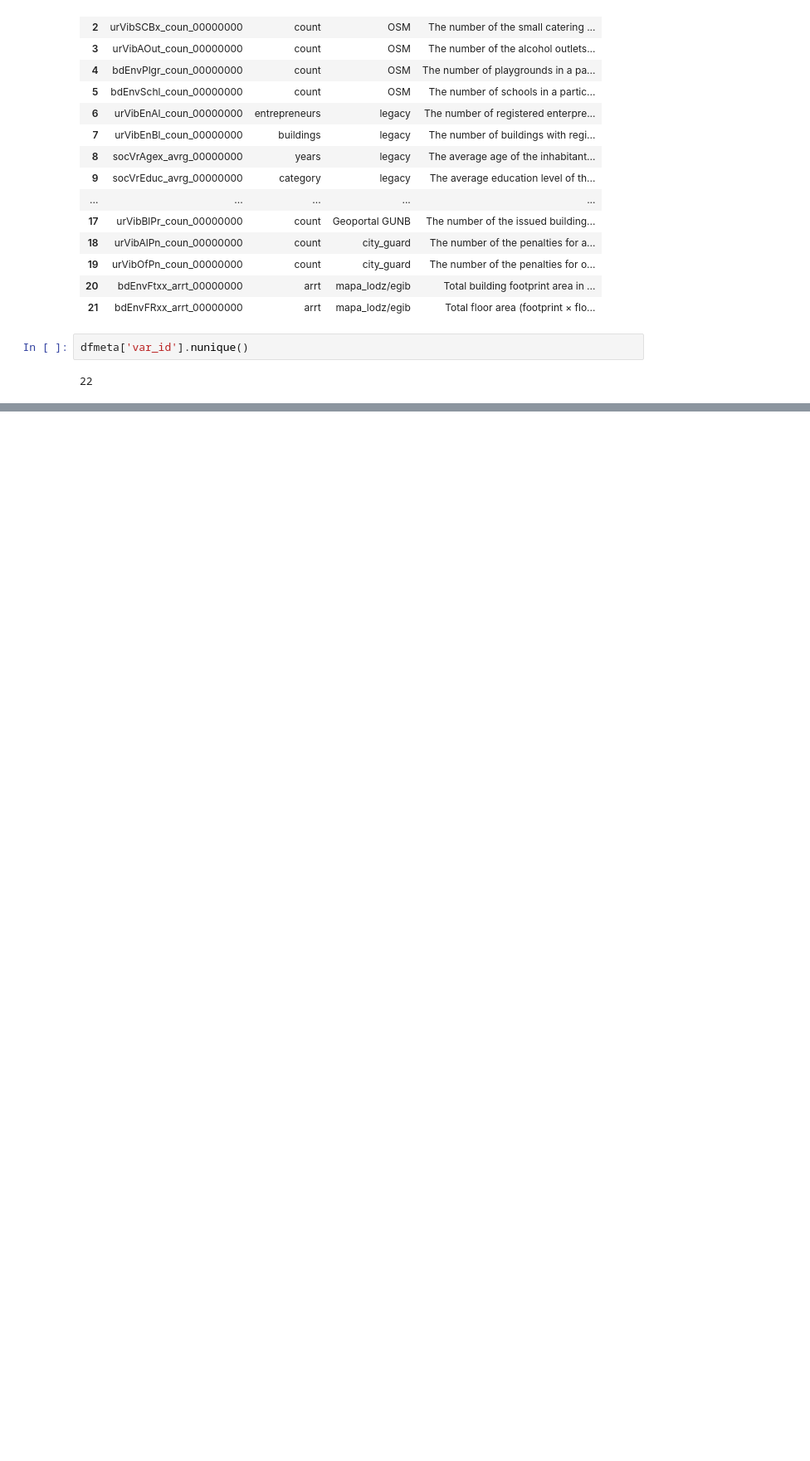
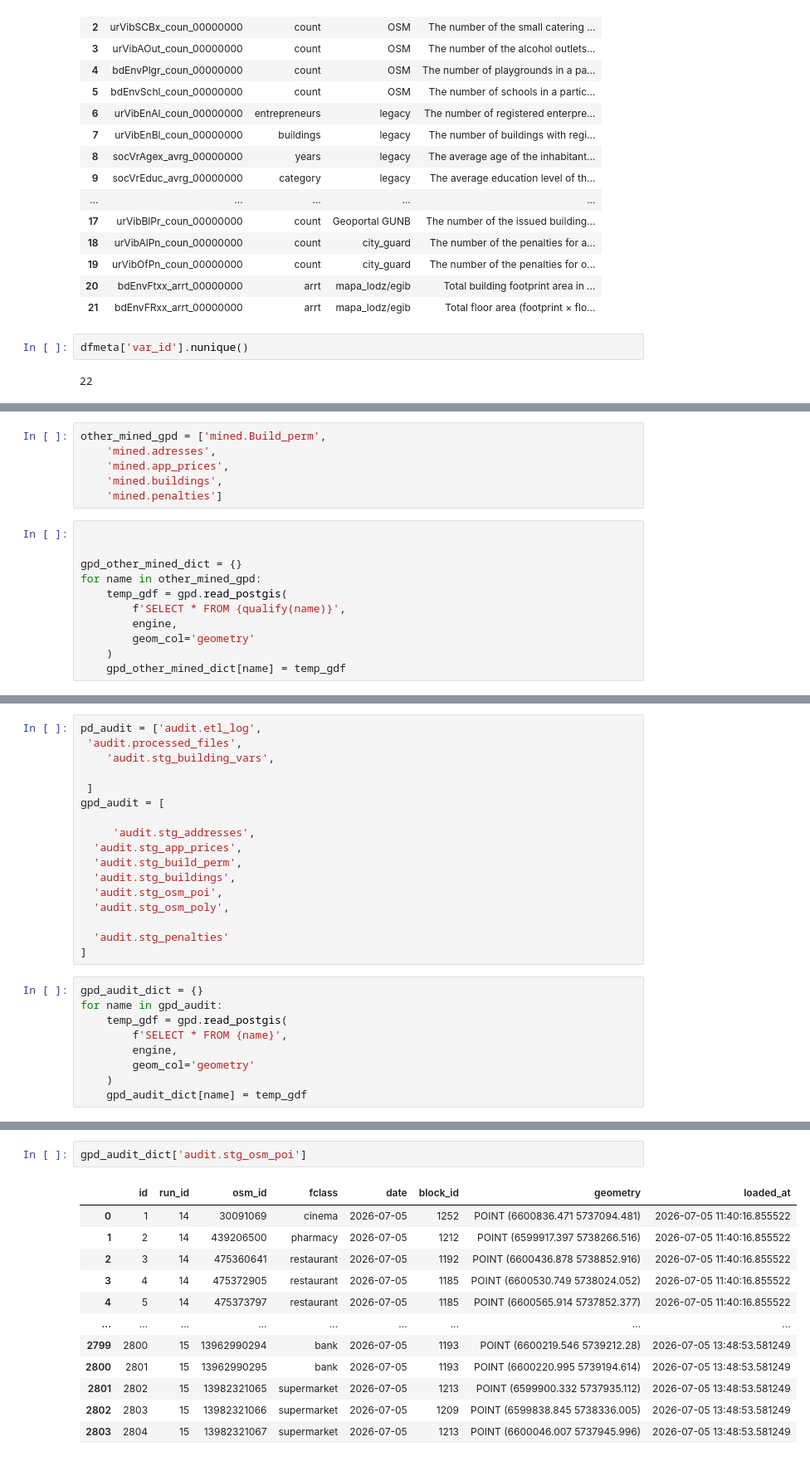
Before and after one commit to Andrew10MAIN/urban_regeneration_platform, a Jupyter notebook: experiments/notebooks/test_db_connection.ipynb, the cells around one changed output, grey strips where cells are left out. Shown at 83% size. Saved outputs shown, nothing was run; the diff lists cells and outputs as text; blank space fills up the shorter version.

```diff
--- a/experiments/notebooks/test_db_connection.ipynb
+++ b/experiments/notebooks/test_db_connection.ipynb
@@ -695,0 +624,17 @@ gdf.head()
+# %%
+other_mined_gpd = ['mined.Build_perm',
+    'mined.adresses',
+    'mined.app_prices',
+    'mined.buildings',
+    'mined.penalties']
+# %%
+
+
+gpd_other_mined_dict = {}
+for name in other_mined_gpd:
+    temp_gdf = gpd.read_postgis(
+        f'SELECT * FROM {qualify(name)}',
+        engine,
+        geom_col='geometry'
+    )
+    gpd_other_mined_dict[name] = temp_gdf
@@ -695,0 +659,26 @@ gdf.head()
+# %%
+pd_audit = ['audit.etl_log',
+ 'audit.processed_files',
+    'audit.stg_building_vars',
+
+ ]
+gpd_audit = [
+
+     'audit.stg_addresses',
+  'audit.stg_app_prices',
+  'audit.stg_build_perm',
+  'audit.stg_buildings',
+  'audit.stg_osm_poi',
+  'audit.stg_osm_poly',
+
+  'audit.stg_penalties'
+]
+# %%
+gpd_audit_dict = {}
+for name in gpd_audit:
+    temp_gdf = gpd.read_postgis(
+        f'SELECT * FROM {name}',
+        engine,
+        geom_col='geometry'
+    )
+    gpd_audit_dict[name] = temp_gdf
@@ -695,0 +708,15 @@ gdf.head()
+# %%
+gpd_audit_dict['audit.stg_osm_poi']
+# %% [output]
+|  | id | run_id | osm_id | fclass | date | block_id | geometry | loaded_at |
+| 0 | 1 | 14 | 30091069 | cinema | 2026-07-05 | 1252 | POINT (6600836.471 5737094.481) | 2026-07-05 11:40:16.855522 |
+| 1 | 2 | 14 | 439206500 | pharmacy | 2026-07-05 | 1212 | POINT (6599917.397 5738266.516) | 2026-07-05 11:40:16.855522 |
+| 2 | 3 | 14 | 475360641 | restaurant | 2026-07-05 | 1192 | POINT (6600436.878 5738852.916) | 2026-07-05 11:40:16.855522 |
+| 3 | 4 | 14 | 475372905 | restaurant | 2026-07-05 | 1185 | POINT (6600530.749 5738024.052) | 2026-07-05 11:40:16.855522 |
+| 4 | 5 | 14 | 475373797 | restaurant | 2026-07-05 | 1185 | POINT (6600565.914 5737852.377) | 2026-07-05 11:40:16.855522 |
+| ... | ... | ... | ... | ... | ... | ... | ... | ... |
+| 2799 | 2800 | 15 | 13962990294 | bank | 2026-07-05 | 1193 | POINT (6600219.546 5739212.28) | 2026-07-05 13:48:53.581249 |
+| 2800 | 2801 | 15 | 13962990295 | bank | 2026-07-05 | 1193 | POINT (6600220.995 5739194.614) | 2026-07-05 13:48:53.581249 |
+| 2801 | 2802 | 15 | 13982321065 | supermarket | 2026-07-05 | 1213 | POINT (6599900.332 5737935.112) | 2026-07-05 13:48:53.581249 |
+| 2802 | 2803 | 15 | 13982321066 | supermarket | 2026-07-05 | 1209 | POINT (6599838.845 5738336.005) | 2026-07-05 13:48:53.581249 |
+| 2803 | 2804 | 15 | 13982321067 | supermarket | 2026-07-05 | 1213 | POINT (6600046.007 5737945.996) | 2026-07-05 13:48:53.581249 |
```
Also changed, not shown: parts of 46 cells of this notebook.
